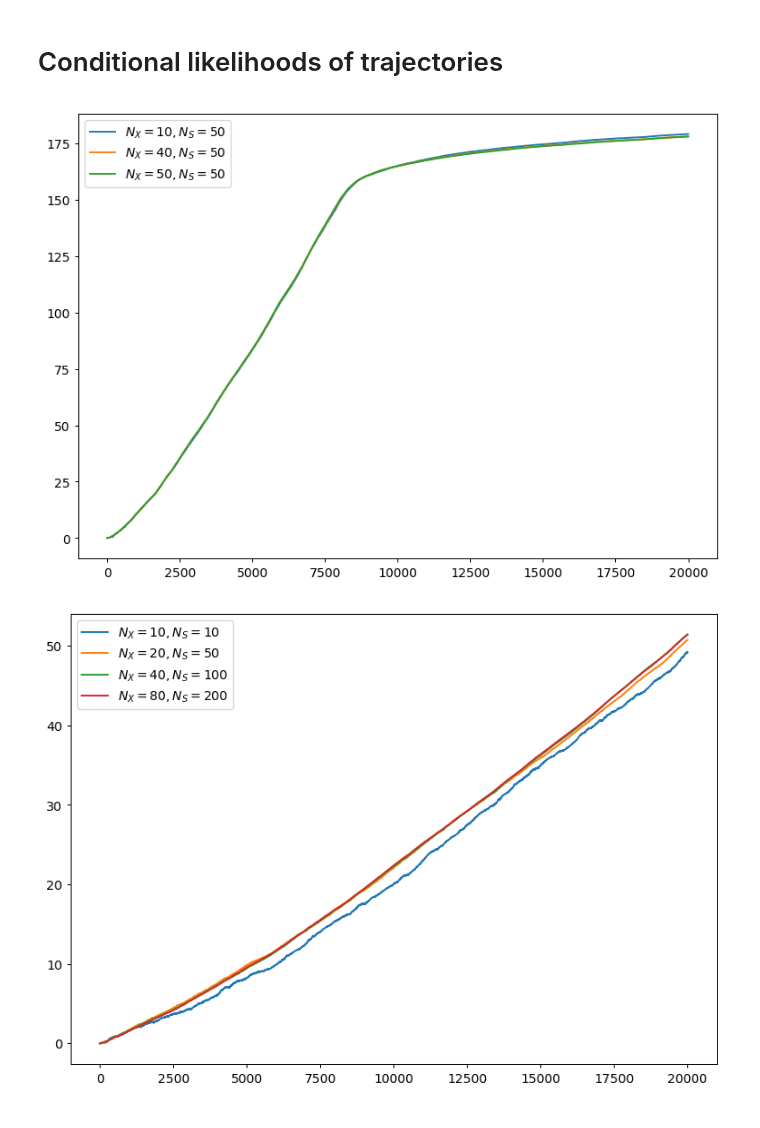
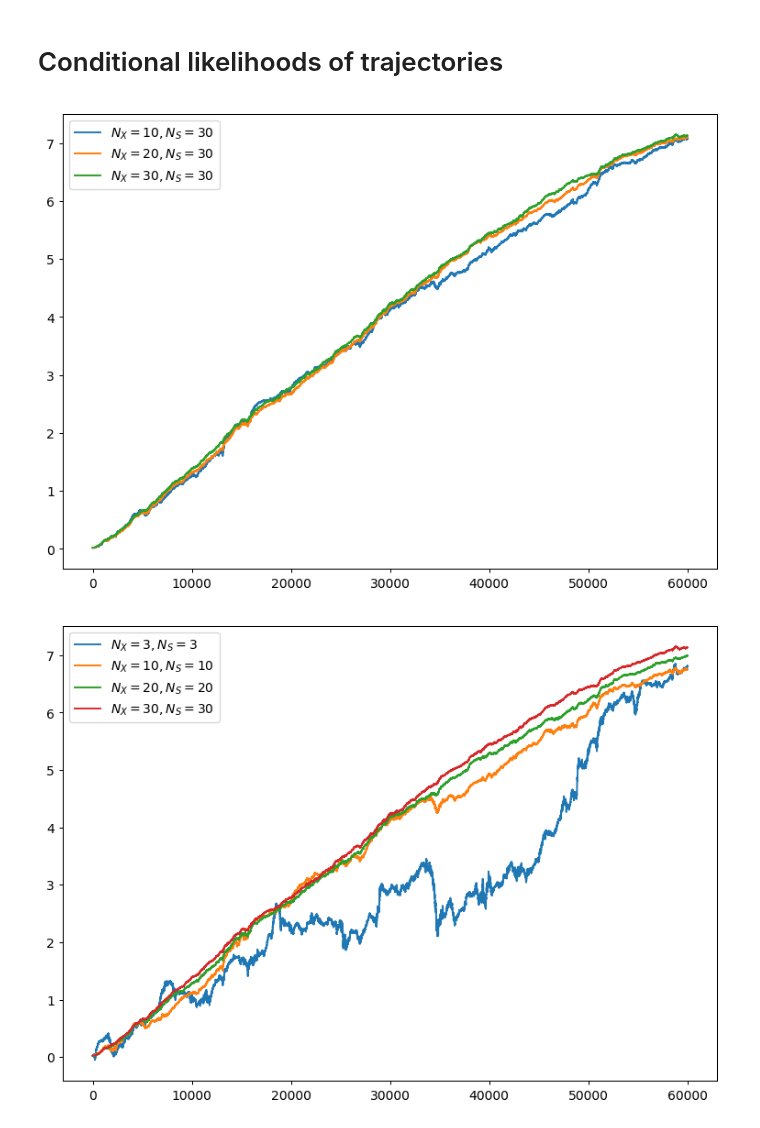
Before and after one commit to manuel-rhdt/master-thesis, a Jupyter notebook: analyzer/mutual_information.ipynb, the cells around one changed output. Saved outputs shown, nothing was run; the diff lists cells and outputs as text; code cells hidden in the pictures.

```diff
--- a/analyzer/mutual_information.ipynb
+++ b/analyzer/mutual_information.ipynb
@@ -15,6 +15,6 @@ matplotlib.rc_file_defaults()
 # %%
 from analyzer import analyzer
 # %%
-mutual_informations = np.squeeze(np.load('/data/mutual_information.npz')['arr_0'])
+mutual_informations = np.load('../data/mutual_information.npz')['arr_0']
 mutual_information = np.mean(mutual_informations, axis=(0,1))
 # %%
@@ -29,21 +28,21 @@ def subset_indices(num_responses, subset_signals, subset_responses):
             indices[s*subset_responses + r] = [s, r]
     return indices.T
 # %%
-for r in [10, 40]:
+for r in [10,20]:
     indices = subset_indices(num_r, num_s, r)
     subset_mean = np.mean(mutual_informations[indices[0], indices[1]], axis=0)
     plt.plot(np.arange(len(subset_mean)), subset_mean, label='$N_X={}, N_S={}$'.format(r, num_s))
 plt.plot(np.arange(len(mutual_information)), mutual_information, label='$N_X={}, N_S={}$'.format(num_r, num_s))
 plt.legend();
 # %% [output]
-[figure, old version]
+[figure, new version]
 # %%
-for s, r in [[10, 10], [50, 20], [100, 40]]:
+for s, r in [[3,3],[10, 10], [20, 20]]:
     indices = subset_indices(num_r, s, r)
     subset_mean = np.mean(mutual_informations[indices[0], indices[1]], axis=0)
     plt.plot(np.arange(len(subset_mean)), subset_mean, label='$N_X={}, N_S={}$'.format(r, s))
 plt.plot(np.arange(len(mutual_information)), mutual_information, label='$N_X={}, N_S={}$'.format(num_r, num_s))
 plt.legend();
 # %% [output]
-[figure, old version]
+[figure, new version]
 # %%
```
Also changed, not shown: parts of 8 cells of this notebook, 6 other files.
